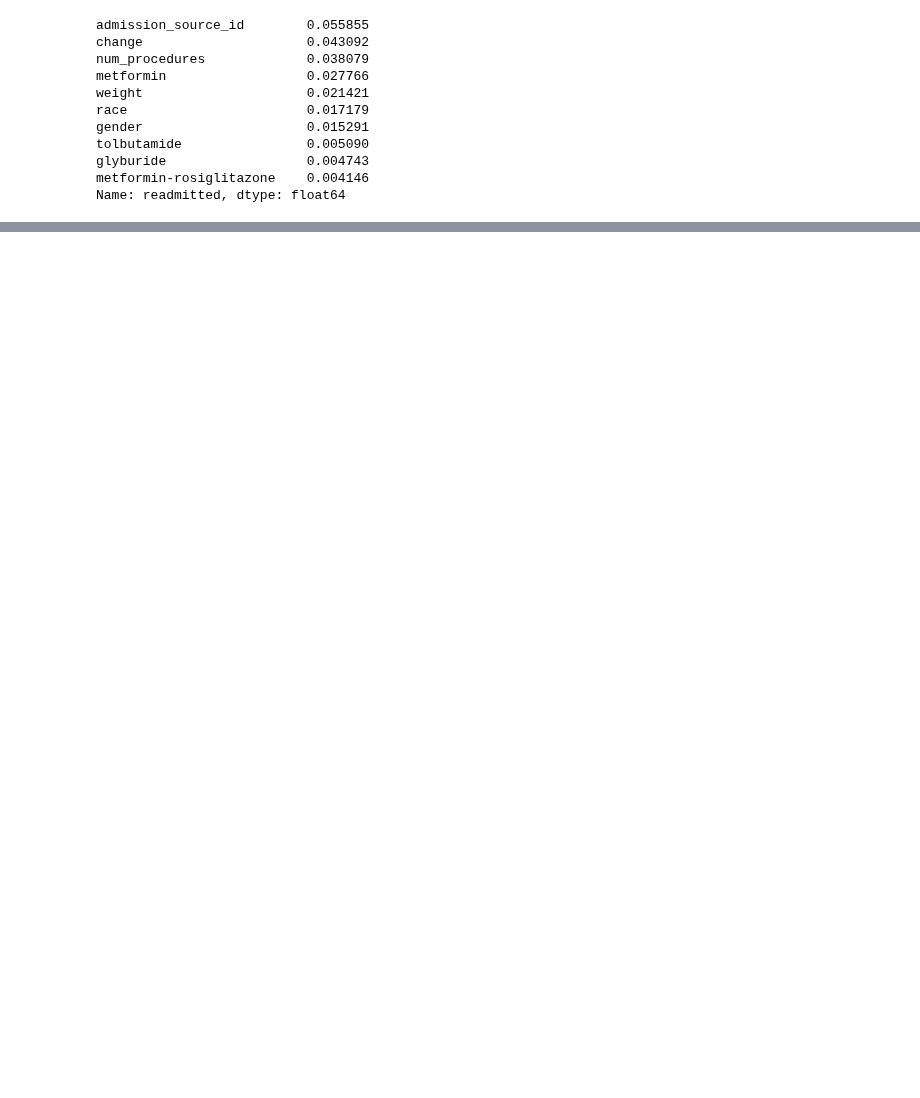
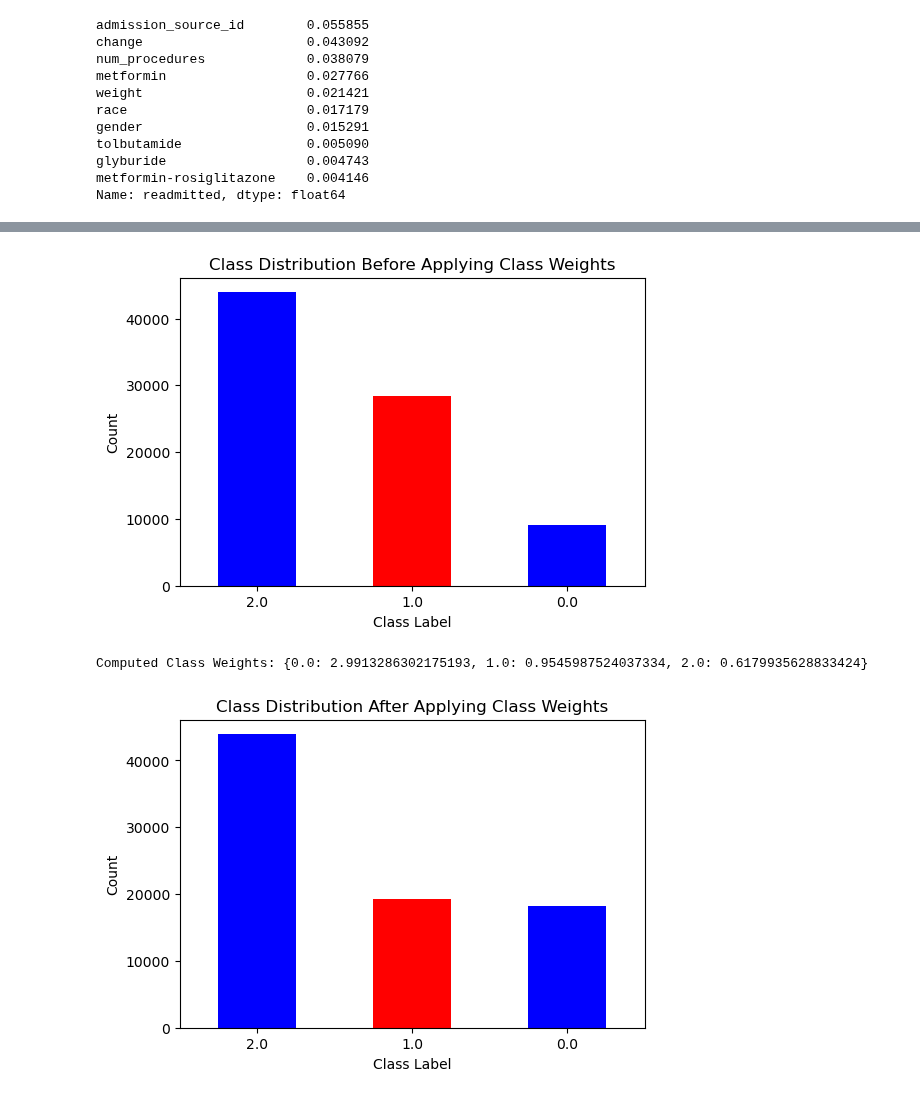
Before and after one commit to Jodhiamboapiyo/Diabetes_130-US_Hospitals_1999-2008, a Jupyter notebook: Notebooks/Kitasi.ipynb, the cells around one changed output, grey strips where cells are left out. Cells and saved outputs as stored; diff of their text form; code cells hidden in the pictures; blank space fills up the shorter version.

Commit message:
handling class imbalance using class weights

```diff
--- a/Notebooks/Kitasi.ipynb
+++ b/Notebooks/Kitasi.ipynb
@@ -685,0 +627,43 @@ Please also refer to the documentation for alternative solver options:
+# %%
+#importing libraries.
+from sklearn.utils.class_weight import compute_class_weight
+from sklearn.linear_model import LogisticRegression
+from sklearn.model_selection import train_test_split
+
+
+# Step 1: Visualize Class Distribution Before Applying Class Weights
+plt.figure(figsize=(6, 4))
+y_train.value_counts().plot(kind='bar', color=['blue', 'red'])
+plt.title("Class Distribution Before Applying Class Weights")
+plt.xlabel("Class Label")
+plt.ylabel("Count")
+plt.xticks(rotation=0)
+plt.show()
+
+# Step 2: Compute Class Weights
+classes = np.unique(y_train)
+class_weights = compute_class_weight(class_weight='balanced', classes=classes, y=y_train)
+class_weight_dict = {cls: weight for cls, weight in zip(classes, class_weights)}
+
+print("Computed Class Weights:", class_weight_dict)
+
+# Step 3: Train a Model with Class Weights
+# model = LogisticRegression(class_weight=class_weight_dict, random_state=42)
+model = LogisticRegression(class_weight="balanced", solver="saga", max_iter=500)
+
+model.fit(X_train, y_train)
+
+# Step 4: Visualize Class Distribution After Applying Class Weights
+y_pred = model.predict(X_train)
+
+plt.figure(figsize=(6, 4))
+pd.Series(y_pred).value_counts().plot(kind='bar', color=['blue', 'red'])
+plt.title("Class Distribution After Applying Class Weights")
+plt.xlabel("Class Label")
+plt.ylabel("Count")
+plt.xticks(rotation=0)
+plt.show()
+# %% [output]
+[figure, added]
+Computed Class Weights: {0.0: 2.9913286302175193, 1.0: 0.9545987524037334, 2.0: 0.6179935628833424}
+[figure, added]
```
Also changed, not shown: parts of 26 cells of this notebook.
